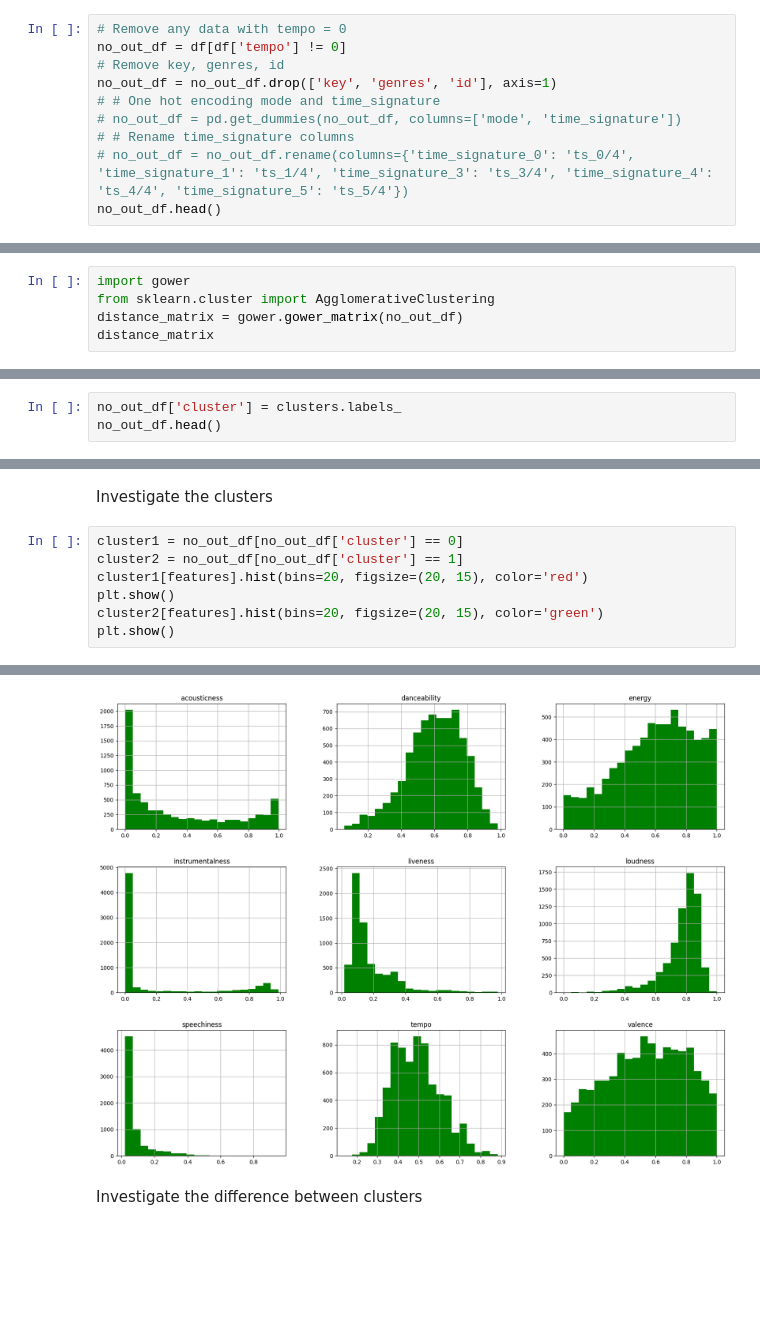
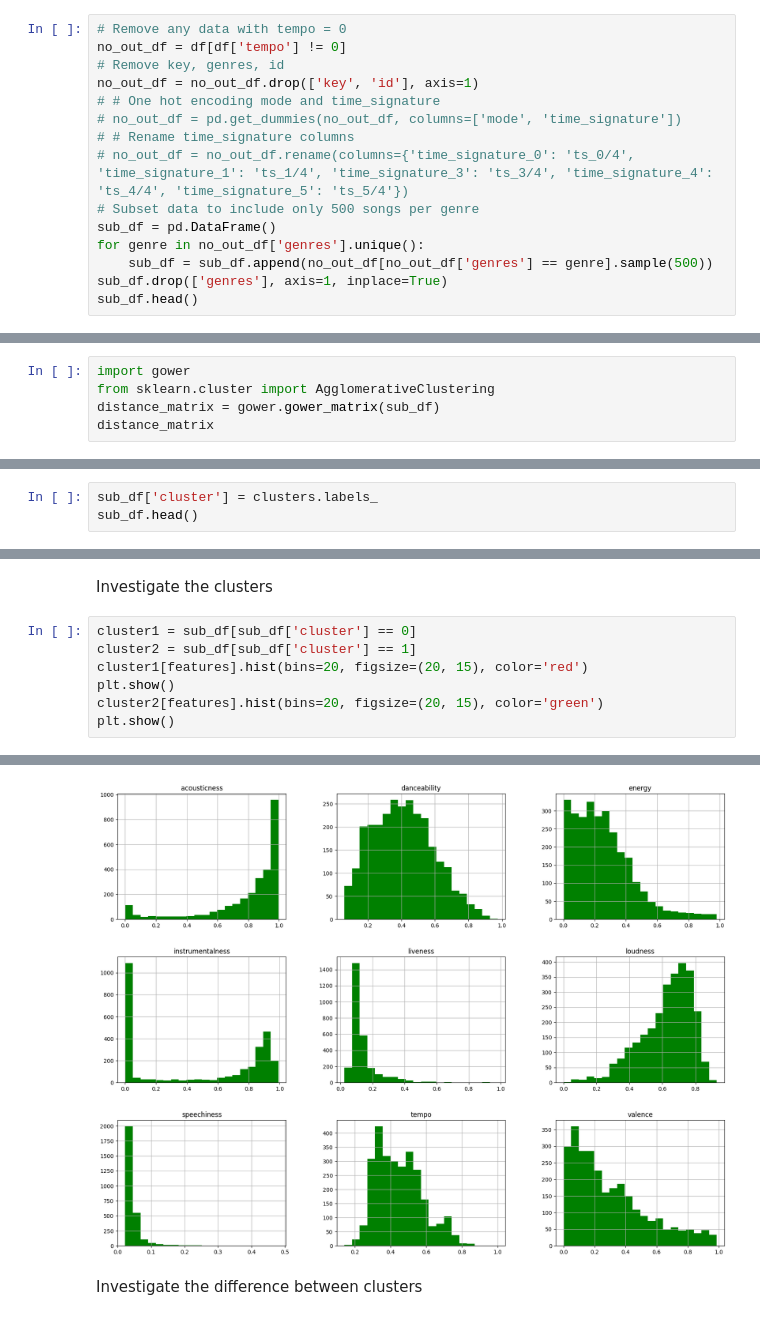
Before and after one commit to ninh-nd/spotify-rec, a Jupyter notebook: seed/data.ipynb, the cells around one changed output, grey strips where cells are left out. Drawn from its saved outputs; the diff is of its cells as text; blank space fills up the shorter version.

Commit message:
Sub-sample

```diff
--- a/seed/data.ipynb
+++ b/seed/data.ipynb
@@ -61,11 +61,16 @@ Remove outliers
 # Remove any data with tempo = 0
 no_out_df = df[df['tempo'] != 0]
 # Remove key, genres, id
-no_out_df = no_out_df.drop(['key', 'genres', 'id'], axis=1)
+no_out_df = no_out_df.drop(['key', 'id'], axis=1)
 # # One hot encoding mode and time_signature
 # no_out_df = pd.get_dummies(no_out_df, columns=['mode', 'time_signature'])
 # # Rename time_signature columns
 # no_out_df = no_out_df.rename(columns={'time_signature_0': 'ts_0/4', 'time_signature_1': 'ts_1/4', 'time_signature_3': 'ts_3/4', 'time_signature_4': 'ts_4/4', 'time_signature_5': 'ts_5/4'})
-no_out_df.head()
+# Subset data to include only 500 songs per genre
+sub_df = pd.DataFrame()
+for genre in no_out_df['genres'].unique():
+    sub_df = sub_df.append(no_out_df[no_out_df['genres'] == genre].sample(500))
+sub_df.drop(['genres'], axis=1, inplace=True)
+sub_df.head()
 # %% [output]
 |  | acousticness | danceability | energy | instrumentalness | liveness | loudness | mode | speechiness | ... |
@@ -79,6 +84,6 @@ Clustering with Hierachical Clustering
 # %%
 import gower
 from sklearn.cluster import AgglomerativeClustering
-distance_matrix = gower.gower_matrix(no_out_df)
+distance_matrix = gower.gower_matrix(sub_df)
 distance_matrix
 # %% [output]
@@ -104,4 +106,4 @@ Error:
 # %%
-no_out_df['cluster'] = clusters.labels_
-no_out_df.head()
+sub_df['cluster'] = clusters.labels_
+sub_df.head()
 # %% [output]
@@ -114,8 +116,8 @@ no_out_df.head()
 # %% [markdown]
 Investigate the clusters
 # %%
-cluster1 = no_out_df[no_out_df['cluster'] == 0]
-cluster2 = no_out_df[no_out_df['cluster'] == 1]
+cluster1 = sub_df[sub_df['cluster'] == 0]
+cluster2 = sub_df[sub_df['cluster'] == 1]
 cluster1[features].hist(bins=20, figsize=(20, 15), color='red')
 plt.show()
 cluster2[features].hist(bins=20, figsize=(20, 15), color='green')
@@ -125,4 +127,4 @@ plt.show()
-[figure, old version]
+[figure, new version]
 # %% [markdown]
 Investigate the difference between clusters
 # %%
```
Also changed, not shown: parts of 6 cells of this notebook, 1 other file.
